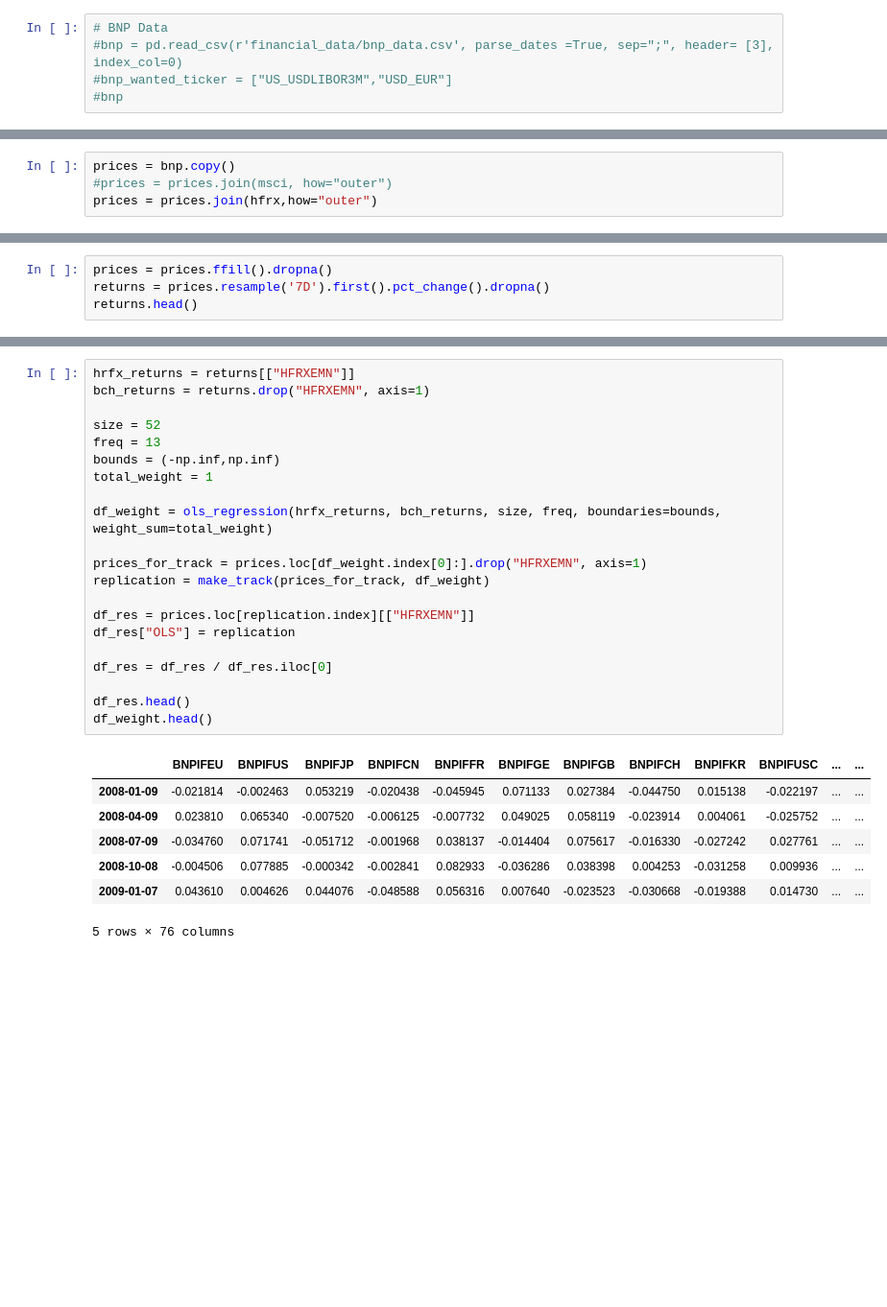
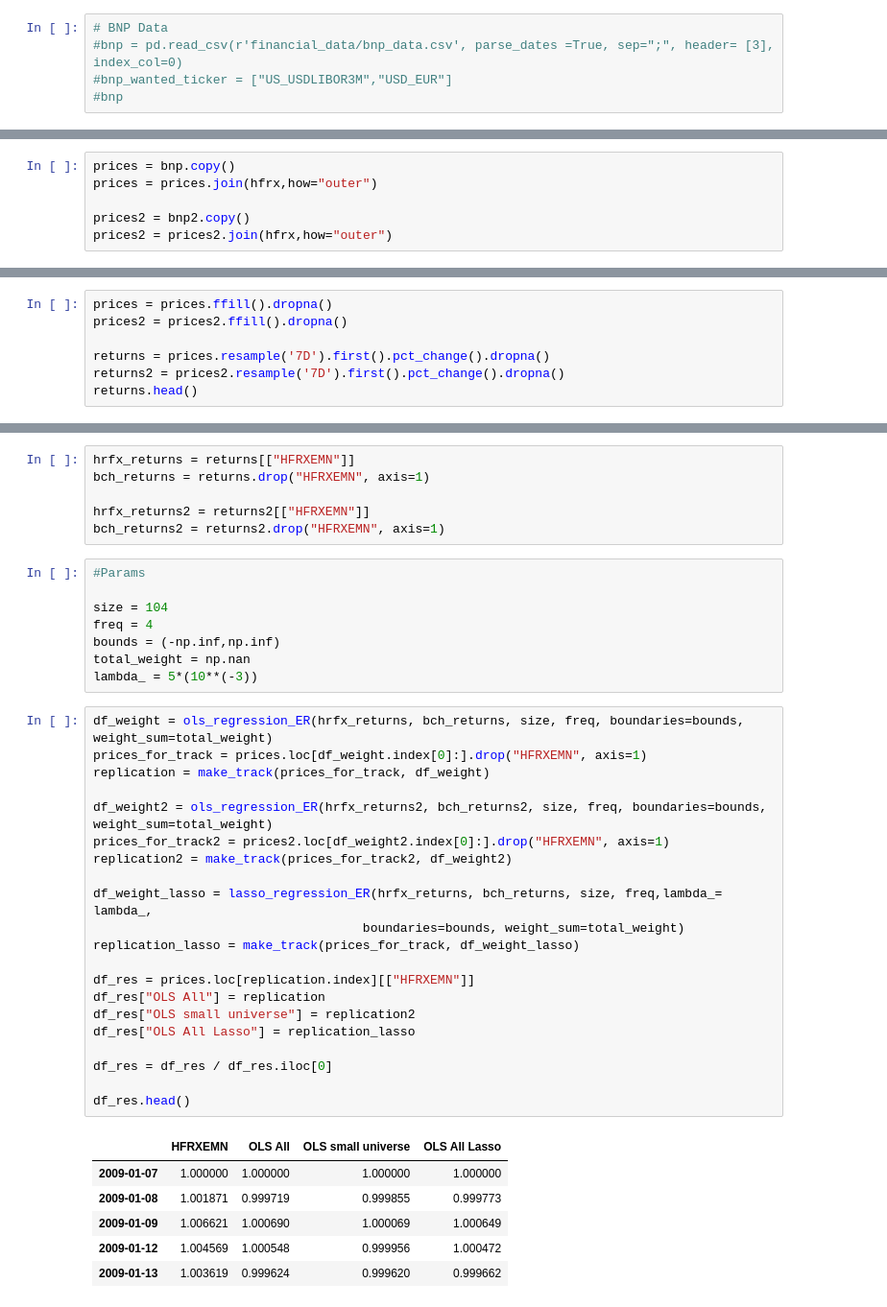
Before and after one commit to gwigniolle/Hedge-Fund-Replication, a Jupyter notebook: OLS Regression on HFRX Equity Market Neutral.ipynb, the cells around one changed output, grey strips where cells are left out. Shown at 96% size. Drawn from its saved outputs; the diff is of its cells as text; blank space fills up the shorter version.

```diff
--- a/OLS Regression on HFRX Equity Market Neutral.ipynb
+++ b/OLS Regression on HFRX Equity Market Neutral.ipynb
@@ -39,7 +51,9 @@ bnp = pd.read_csv(r"financial_data/bnp_data.csv", index_col=0, parse_dates=True,
 # %%
 prices = bnp.copy()
-#prices = prices.join(msci, how="outer")
 prices = prices.join(hfrx,how="outer")
+
+prices2 = bnp2.copy()
+prices2 = prices2.join(hfrx,how="outer")
 # %%
 prices.head()
 # %% [output]
@@ -74,6 +70,9 @@ dtype: datetime64[ns]
 # %%
 prices = prices.ffill().dropna()
+prices2 = prices2.ffill().dropna()
+
 returns = prices.resample('7D').first().pct_change().dropna()
+returns2 = prices2.resample('7D').first().pct_change().dropna()
 returns.head()
 # %% [output]
 |  | BNPIFEU | BNPIFUS | BNPIFJP | BNPIFCN | BNPIFFR | BNPIFGE | BNPIFGB | BNPIFCH | BNPIFKR | BNPIFUSC | ... | ... |
@@ -86,32 +85,45 @@ returns.head()
+# %%
+hrfx_returns = returns[["HFRXEMN"]]
+bch_returns = returns.drop("HFRXEMN", axis=1)
+
+hrfx_returns2 = returns2[["HFRXEMN"]]
+bch_returns2 = returns2.drop("HFRXEMN", axis=1)
+# %%
+#Params
+
+size = 104
+freq = 4
+bounds = (-np.inf,np.inf)
+total_weight = np.nan
+lambda_ = 5*(10**(-3))
 # %%
-hrfx_returns = returns[["HFRXEMN"]]
-bch_returns = returns.drop("HFRXEMN", axis=1)
-
-size = 52
-freq = 13
-bounds = (-np.inf,np.inf)
-total_weight = 1
-
-df_weight = ols_regression(hrfx_returns, bch_returns, size, freq, boundaries=bounds, weight_sum=total_weight)
-
+df_weight = ols_regression_ER(hrfx_returns, bch_returns, size, freq, boundaries=bounds, weight_sum=total_weight)
 prices_for_track = prices.loc[df_weight.index[0]:].drop("HFRXEMN", axis=1)
 replication = make_track(prices_for_track, df_weight)
 
+df_weight2 = ols_regression_ER(hrfx_returns2, bch_returns2, size, freq, boundaries=bounds, weight_sum=total_weight)
+prices_for_track2 = prices2.loc[df_weight2.index[0]:].drop("HFRXEMN", axis=1)
+replication2 = make_track(prices_for_track2, df_weight2)
+
+df_weight_lasso = lasso_regression_ER(hrfx_returns, bch_returns, size, freq,lambda_= lambda_,
+                                    boundaries=bounds, weight_sum=total_weight)
+replication_lasso = make_track(prices_for_track, df_weight_lasso)
+
 df_res = prices.loc[replication.index][["HFRXEMN"]]
-df_res["OLS"] = replication
+df_res["OLS All"] = replication
+df_res["OLS small universe"] = replication2
+df_res["OLS All Lasso"] = replication_lasso
 
 df_res = df_res / df_res.iloc[0]
 
 df_res.head()
-df_weight.head()
 # %% [output]
-|  | BNPIFEU | BNPIFUS | BNPIFJP | BNPIFCN | BNPIFFR | BNPIFGE | BNPIFGB | BNPIFCH | BNPIFKR | BNPIFUSC | ... | ... |
-| 2008-01-09 | -0.021814 | -0.002463 | 0.053219 | -0.020438 | -0.045945 | 0.071133 | 0.027384 | -0.044750 | 0.015138 | -0.022197 | ... | ... |
-| 2008-04-09 | 0.023810 | 0.065340 | -0.007520 | -0.006125 | -0.007732 | 0.049025 | 0.058119 | -0.023914 | 0.004061 | -0.025752 | ... | ... |
-| 2008-07-09 | -0.034760 | 0.071741 | -0.051712 | -0.001968 | 0.038137 | -0.014404 | 0.075617 | -0.016330 | -0.027242 | 0.027761 | ... | ... |
-| 2008-10-08 | -0.004506 | 0.077885 | -0.000342 | -0.002841 | 0.082933 | -0.036286 | 0.038398 | 0.004253 | -0.031258 | 0.009936 | ... | ... |
-| 2009-01-07 | 0.043610 | 0.004626 | 0.044076 | -0.048588 | 0.056316 | 0.007640 | -0.023523 | -0.030668 | -0.019388 | 0.014730 | ... | ... |
+|  | HFRXEMN | OLS All | OLS small universe | OLS All Lasso |
+| 2009-01-07 | 1.000000 | 1.000000 | 1.000000 | 1.000000 |
+| 2009-01-08 | 1.001871 | 0.999719 | 0.999855 | 0.999773 |
+| 2009-01-09 | 1.006621 | 1.000690 | 1.000069 | 1.000649 |
+| 2009-01-12 | 1.004569 | 1.000548 | 0.999956 | 1.000472 |
+| 2009-01-13 | 1.003619 | 0.999624 | 0.999620 | 0.999662 |
-5 rows × 76 columns
 # %%
 df_res.plot(figsize=(13,6), linewidth=1)
 # %% [output]
```
Also changed, not shown: parts of 11 cells of this notebook, 1 other file.
